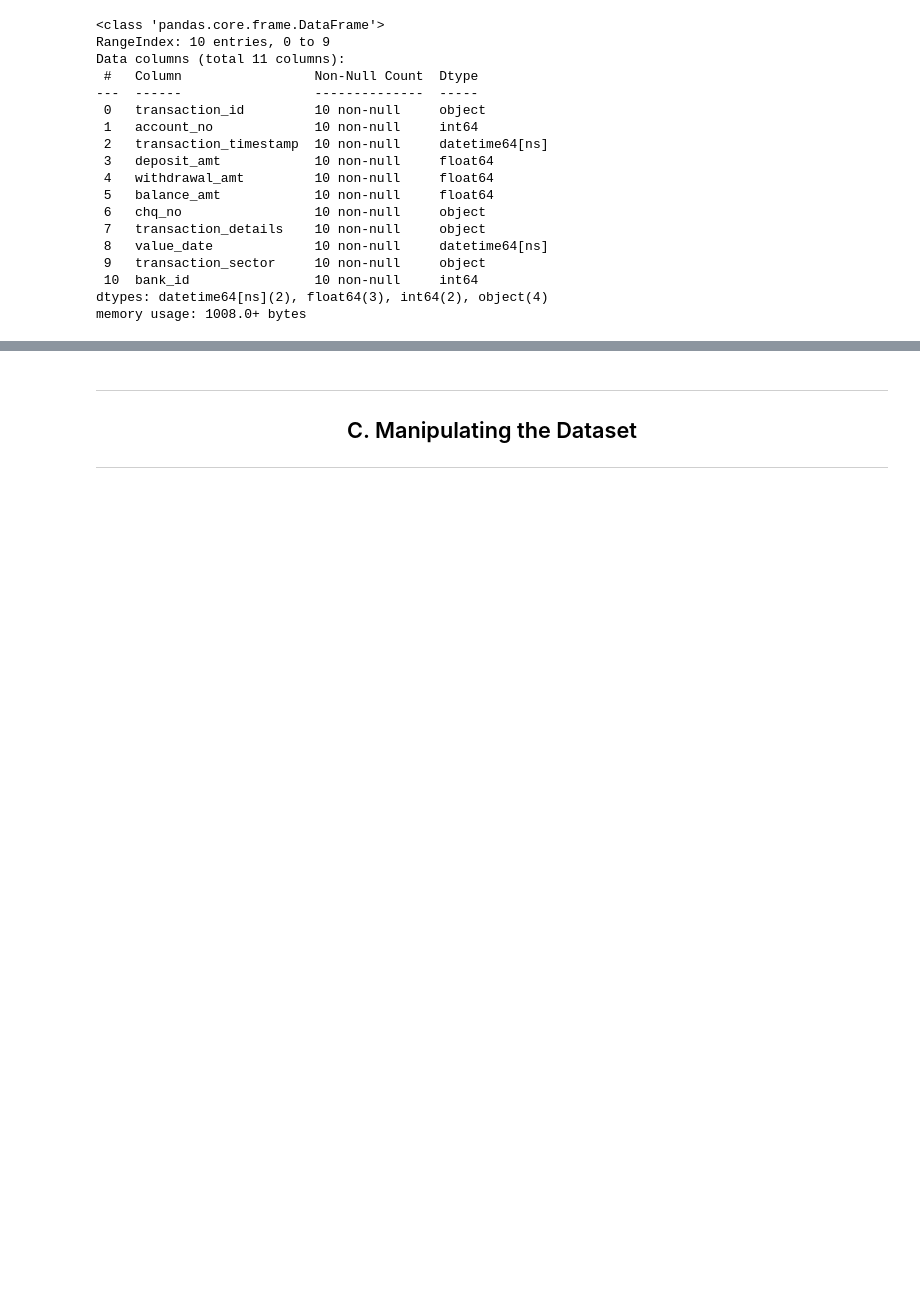
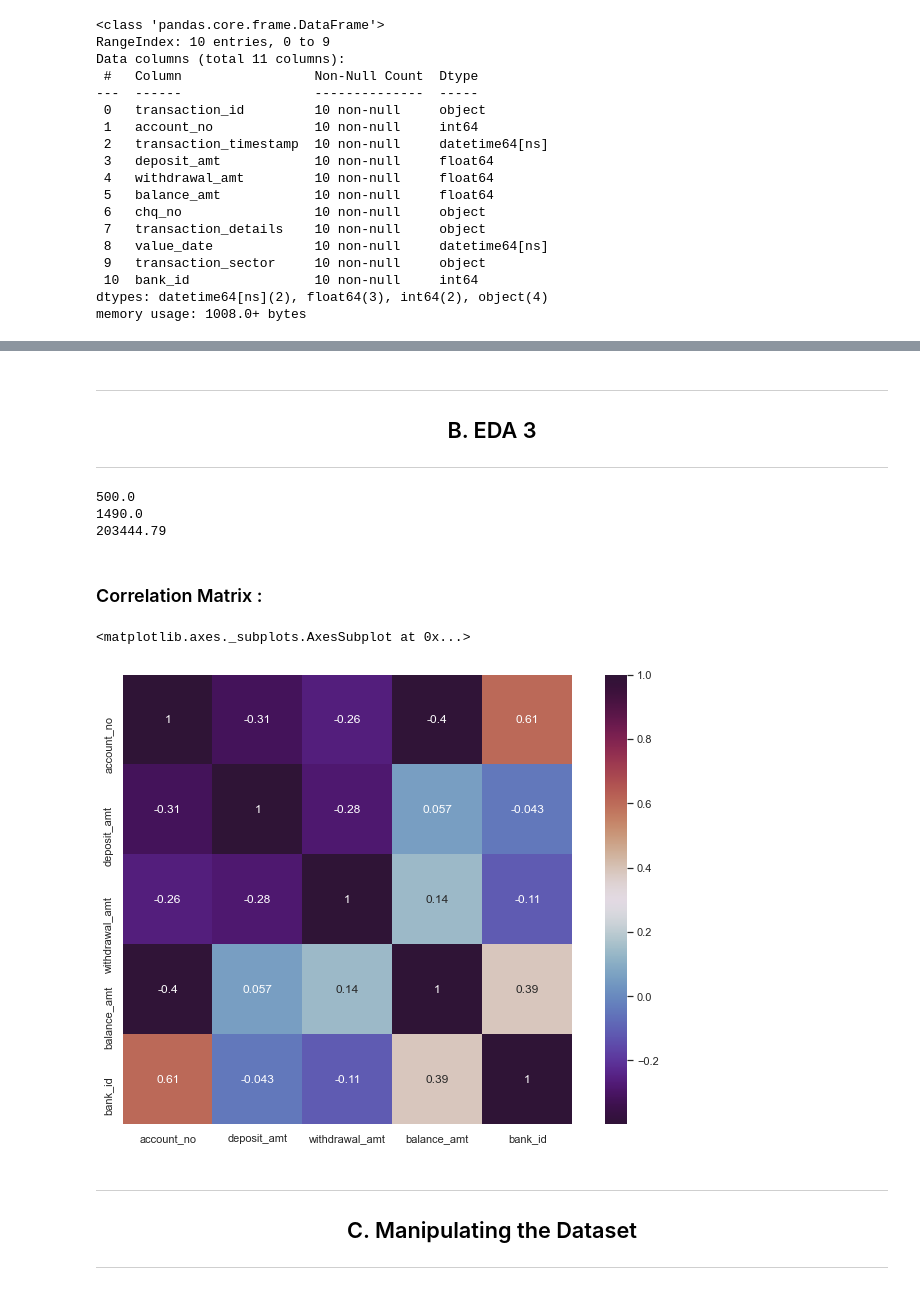
Before and after one commit to akashyanpure/Bank-Transactions-EDA, a Jupyter notebook: Akash_yanpure_Interview_task.ipynb, the cells around one changed output, grey strips where cells are left out. Cells and saved outputs as stored; diff of their text form; code cells hidden in the pictures; blank space fills up the shorter version.

```diff
--- a/Akash_yanpure_Interview_task.ipynb
+++ b/Akash_yanpure_Interview_task.ipynb
@@ -345,3 +368,23 @@ ax.legend()
+# %% [markdown]
+***
+## <center> B. EDA 3</center>
+***
+# %%
+#finding maximum and minimum values
+print(dataset3_df['withdrawal_amt'].max())
+print(dataset3_df['deposit_amt'].max())
+print(dataset3_df['balance_amt'].max())
+# %% [output]
+500.0
+1490.0
+203444.79
+# %% [markdown]
+### Correlation Matrix :
+# %%
+sn.heatmap(dataset3_df.corr(),square=True,annot=True,cmap= 'twilight_shifted')
+# %% [output]
+<matplotlib.axes._subplots.AxesSubplot at 0x...>
+[figure, added]
 # %% [markdown]
 
 ***
```
Also changed, not shown: parts of 25 cells of this notebook.
